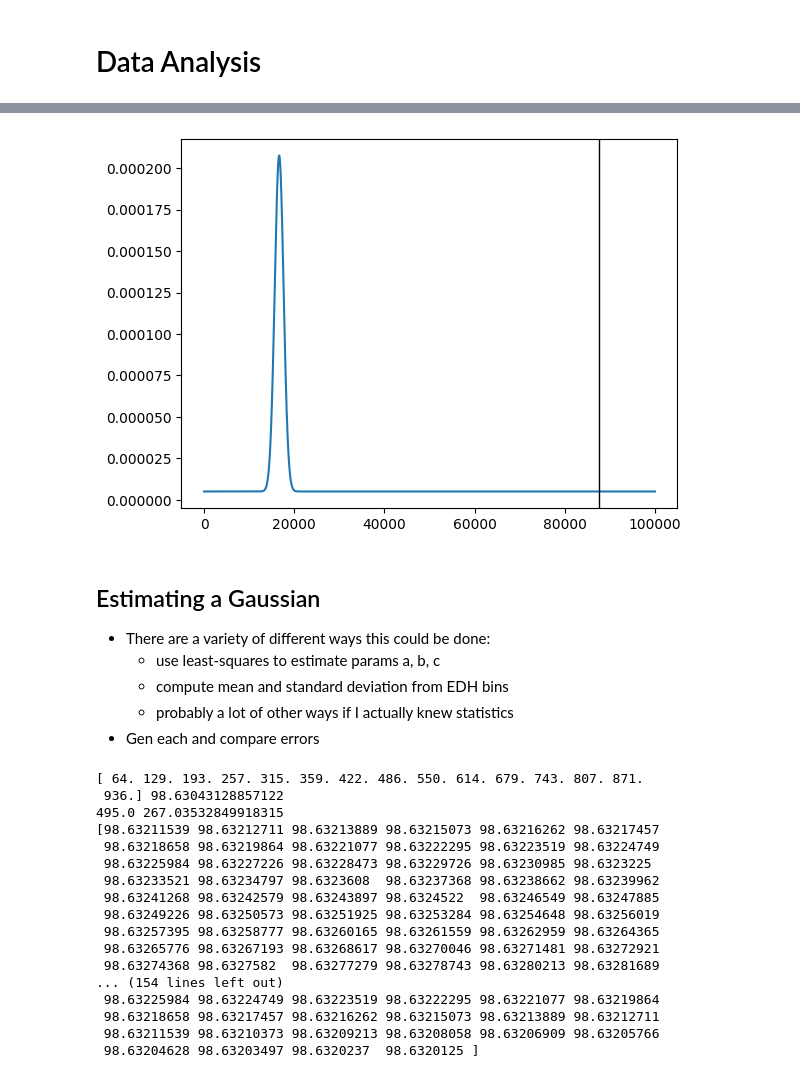
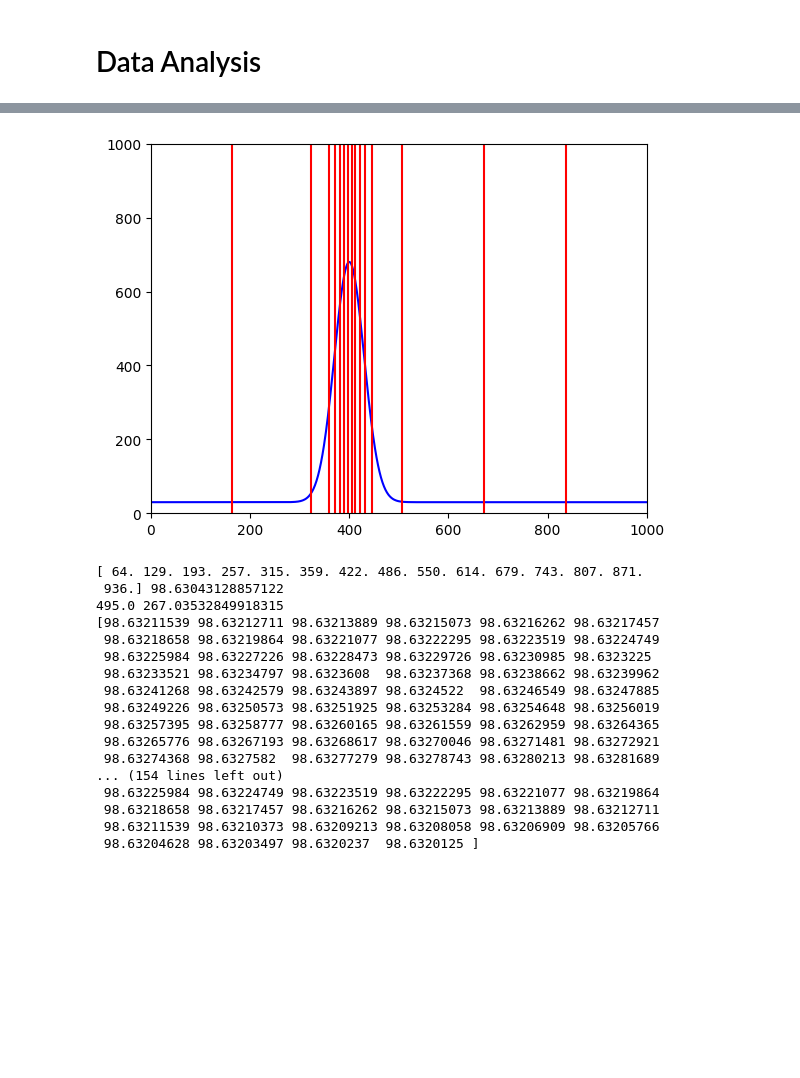
Before and after one commit to elcosas/Gaussian-Optimization, a Jupyter notebook: notebook.ipynb, the cells around one changed output, grey strips where cells are left out. Drawn from its saved outputs; the diff is of its cells as text; code cells hidden in the pictures; blank space fills up the shorter version.

Commit message:
fixed edh ploting & generated new toy gaussian

```diff
--- a/notebook.ipynb
+++ b/notebook.ipynb
@@ -136,16 +140,42 @@ plt.show()
-# %%
-edh, trs = gen_dataset(bins=16)
-plt.plot(trs)
-plt.scatter(edh)
-# %% [output]
-[figure, removed]
-# %% [markdown]
-## Estimating a Gaussian
-- There are a variety of different ways this could be done:
-    - use least-squares to estimate params a, b, c
-    - compute mean and standard deviation from EDH bins
-    - probably a lot of other ways if I actually knew statistics
-- Gen each and compare errors
+# %%
+# generate true gaussian
+def gen_gauss(h, d, w, o, x):
+    return h * np.exp(-(x - d)**2 / (2 * w**2)) + o
+
+# generate edh bin boundaries
+def oracle_edh(tr, n_edh):
+    bins = tr.shape[-1]
+    tr_cs = np.cumsum(tr)
+    tr_sum = np.sum(tr)
+    edh_bins = np.zeros((n_edh-1))
+    for idx in range(edh_bins.shape[-1]):
+        edh_bins[idx] = np.argmin(np.abs(tr_cs - tr_sum*(idx+1.0)/n_edh))
+    return edh_bins+1
+
+# plot edh bins
+def plot_edh_bins(bins, ax):
+    for _bin in bins:
+        ax.axvline(x=_bin, color='r')
+
+h = 650 # peak height
+d = 400 # peak offset
+w = 30 # peak width
+o = 30 # ambient offset
+
+BINS = 16 # number of edh bins
+X = np.arange(1000) # length of x axis (laser resolution)
+
+gauss = gen_gauss(h, d, w, o, X)
+edh_bins = oracle_edh(gauss, BINS)
+
+fig, ax = plt.subplots()
+ax.set_ylim(0, len(X))
+ax.set_xlim(0, len(X))
+ax.plot(X, gauss, color='b')
+plot_edh_bins(edh_bins, ax)
+plt.show()
+# %% [output]
+[figure, added]
 # %%
 # generate gaussian using stdev and mean
 def gen_gaussian_from_stats(mu, sigma, x_range):
```
Also changed, not shown: parts of 6 cells of this notebook, 1 other file.
